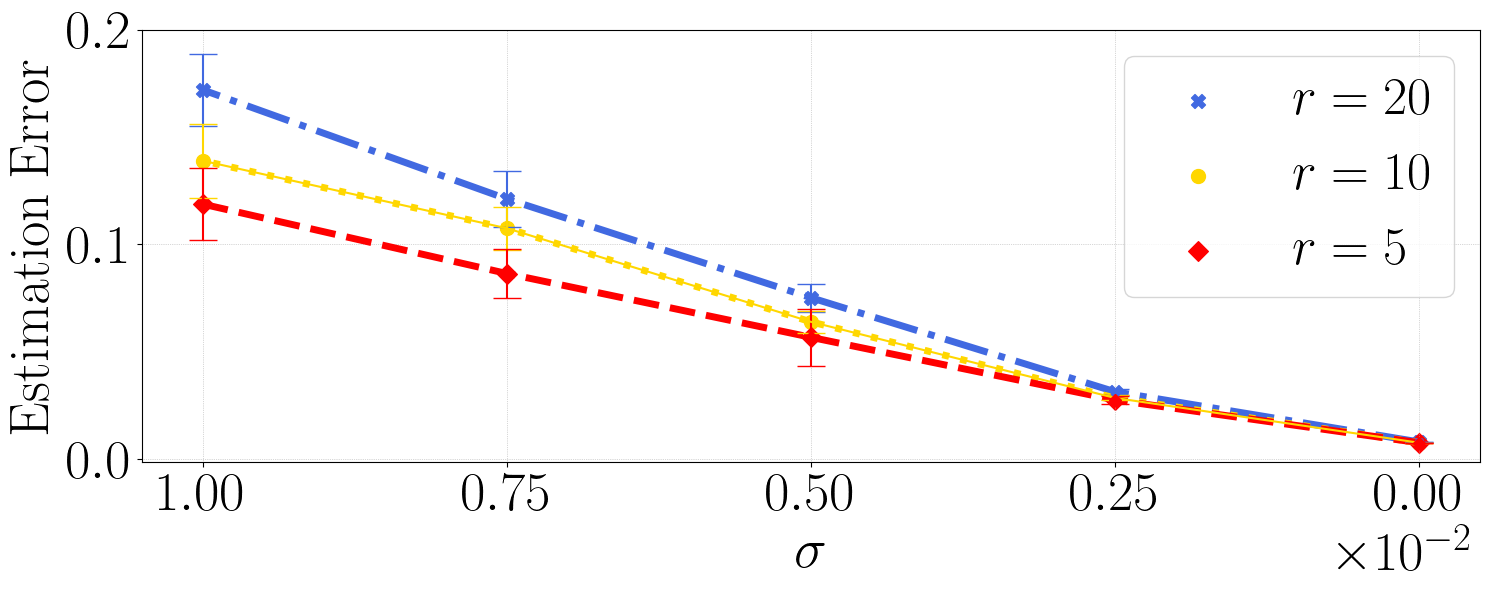
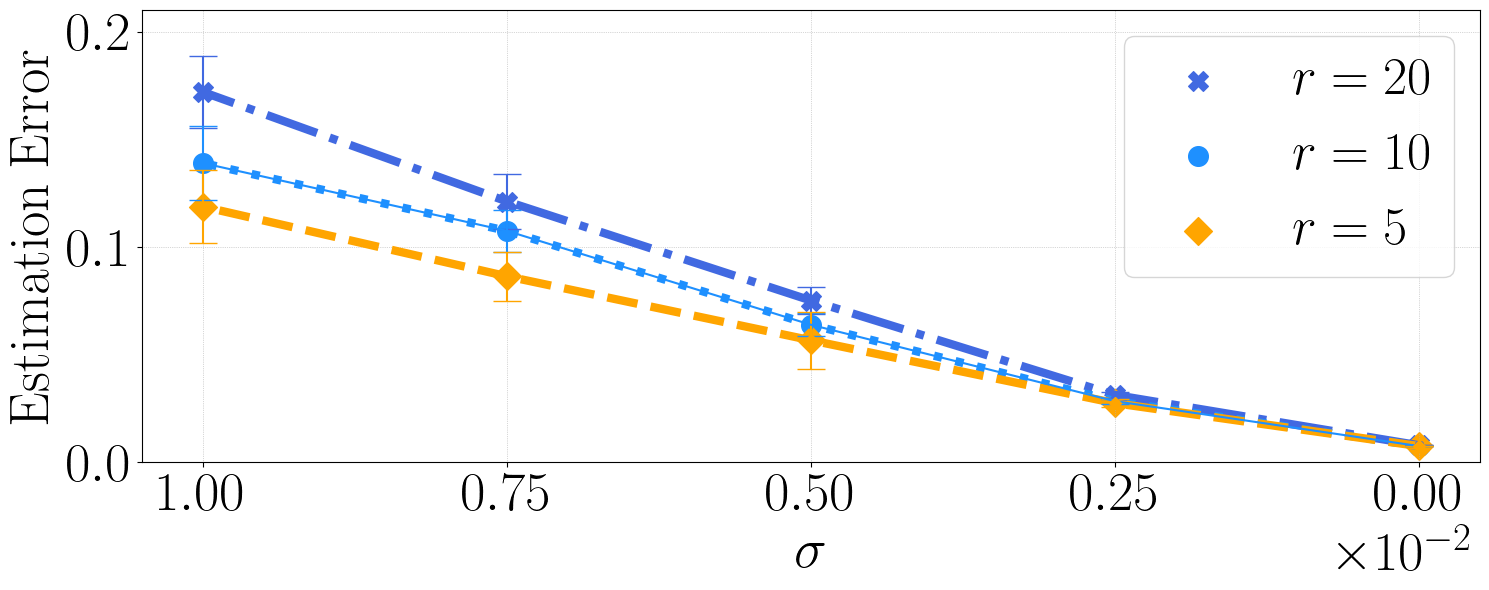
The change to this notebook cell's code, shown as a diff; its figure went from the first image to the second:
--- before
+++ after
@@ -31,15 +31,15 @@
 #print(err_mean)
 
-plt.plot(noise_ratio, r20, lw=5, color='royalblue',ls="dashdot" )
-plt.plot(noise_ratio, r10, lw=5, color='gold', ls="dotted")
-plt.plot(noise_ratio, r5, lw=5, color='red', ls="dashed")
+plt.plot(noise_ratio, r20, lw=6, color='royalblue',ls="dashdot" )
+plt.plot(noise_ratio, r10, lw=6, color='dodgerblue', ls="dotted")
+plt.plot(noise_ratio, r5, lw=6, color='orange', ls="dashed")
 
-plt.scatter(noise_ratio, r20, s=100, color='royalblue', label=r"$r=20$", marker="X")
-plt.scatter(noise_ratio, r10, s=100, color='gold', label=r"$r=10$")
-plt.scatter(noise_ratio, r5, s=100, color='red', label=r"$r=5$", marker="D")
+plt.scatter(noise_ratio, r20, s=200, color='royalblue', label=r"$r=20$", marker="X")
+plt.scatter(noise_ratio, r10, s=200, color='dodgerblue', label=r"$r=10$")
+plt.scatter(noise_ratio, r5, s=200, color='orange', label=r"$r=5$", marker="D")
 
 plt.errorbar(noise_ratio, r20, yerr=r20_std,color='royalblue', fmt='X', capsize=10)
-plt.errorbar(noise_ratio, r10, yerr=r10_std,color='gold', capsize=10)
-plt.errorbar(noise_ratio, r5, yerr=r5_std,color='red', fmt='D', capsize=10)
+plt.errorbar(noise_ratio, r10, yerr=r10_std,color='dodgerblue', capsize=10)
+plt.errorbar(noise_ratio, r5, yerr=r5_std,color='orange', fmt='D', capsize=10)
 
 plt.legend(fontsize=38, loc='upper right')
@@ -53,4 +53,5 @@
 plt.ticklabel_format(style='sci', scilimits=(0,0), axis='x')
 plt.yticks([0, 0.1, 0.2], fontsize=40)
+plt.ylim(0, 0.21)
 ax.xaxis.get_offset_text().set_fontsize(40)
 plt.gca().invert_xaxis()

Commit: revise figures